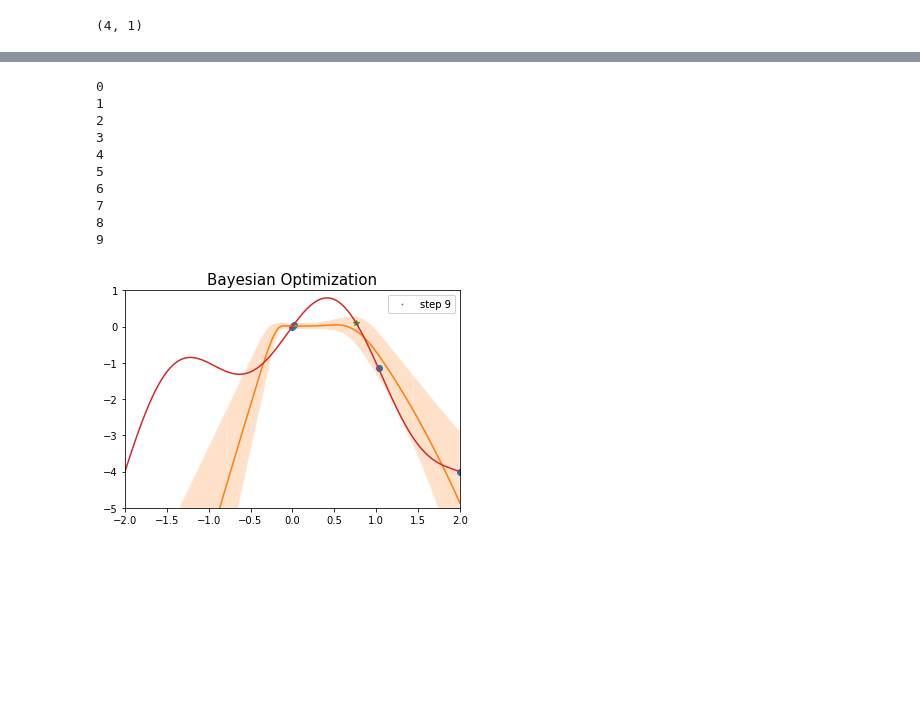
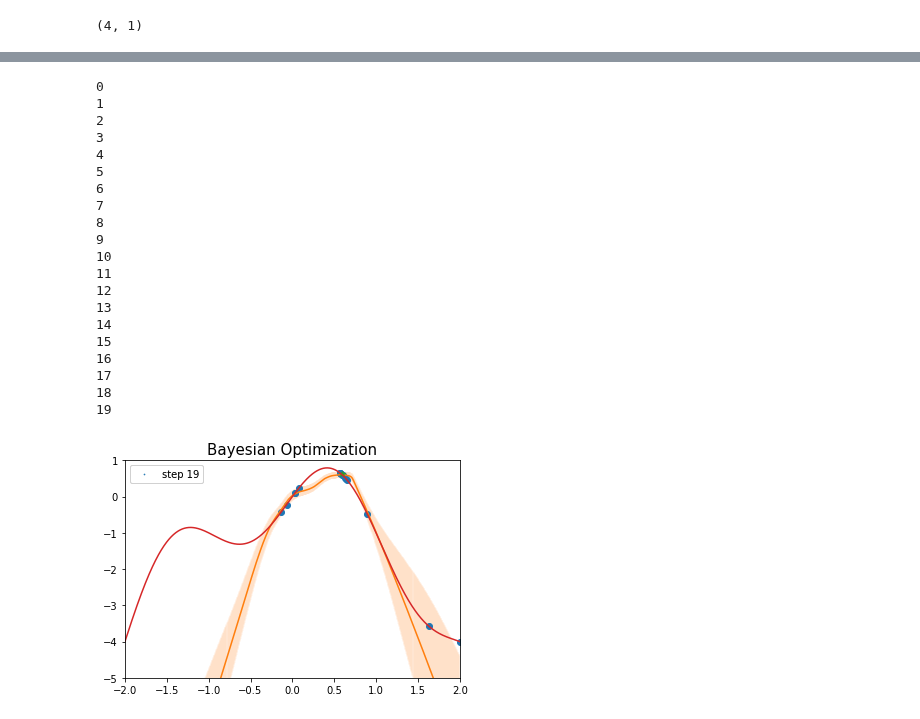
Before and after one commit to ur-whitelab/wazy, a Jupyter notebook: paper/Bayesian-Opt Sine.ipynb, the cells around one changed output, grey strips where cells are left out. Cells and saved outputs as stored; diff of their text form; code cells hidden in the pictures; blank space fills up the shorter version.

```diff
--- a/paper/Bayesian-Opt Sine.ipynb
+++ b/paper/Bayesian-Opt Sine.ipynb
@@ -40,7 +38,7 @@ def loop(key, reps, params):
     for xi in x:
         v = plot_forward(xi[np.newaxis])
         yhat_mu.append(float(v[0]))
-        yhat_std.append(float(v[1]))
+        yhat_std.append(jnp.sqrt(float(v[1])))
     # add new label
     plt.figure()
     plt.plot(train_loss)
@@ -55,7 +53,7 @@ yhat_stds = []
 final_vecs = []
 repss = []
 params = None
-for i in range(10):
+for i in range(20):
     print(i)
     key, reps, yhat_mu, yhat_std, final_vec, params= loop(key, reps, params)
     print(reps)
@@ -101,33 +99,43 @@ for i in range(10):
 from celluloid import Camera
 fig = plt.figure()
 camera = Camera(fig)
 
-for i in range(10):
+for i in range(20):
     plt.plot(np.squeeze(repss[i][:-1]), label_fxn(np.squeeze(repss[i][:-1])), 'o', color='C0')
     plt.plot(x, yhat_mus[i], color='C1')
     plt.xlim(-2,2)
     #print(x.shape)
     #print()
     print(i)
     plt.ylim([-5, 1])
     plt.plot(final_vecs[i][0], label_fxn(final_vecs[i][0]), '*', color='C2')
     plt.plot(x, label_fxn(x), color='C3')
     plt.errorbar(x, yhat_mus[i], yerr=yhat_stds[i], color='C1', alpha=0.05)
     plt.legend(['step %d' % (i)] , markerscale=0.1)
     plt.title('Bayesian Optimization', fontsize=15)
     camera.snap()
-animation = camera.animate(interval = 1000, repeat = True,
+animation = camera.animate(interval = 2000, repeat = True,
                            repeat_delay = 500)
 animation.save('BO_1.gif', writer = 'imagemagick', dpi=180)
 # %% [output]
 0
 1
 2
 3
 4
 5
 6
 7
 8
 9
+10
+11
+12
+13
+14
+15
+16
+17
+18
+19
-[figure, old version]
+[figure, new version]
```
Also changed, not shown: parts of 2 cells of this notebook, 2 other files.
